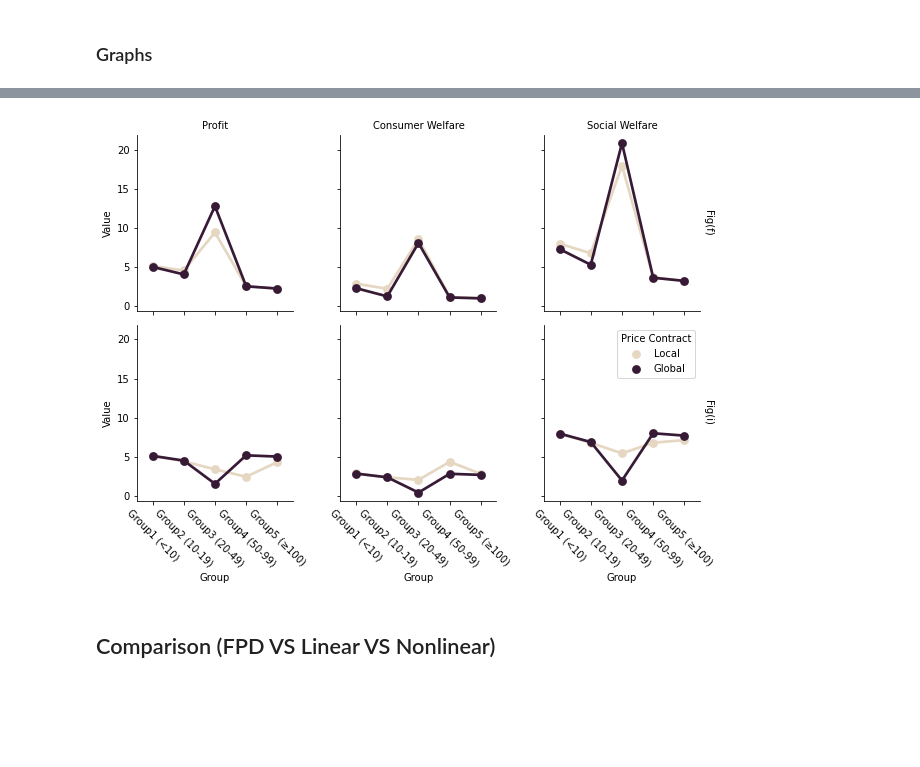
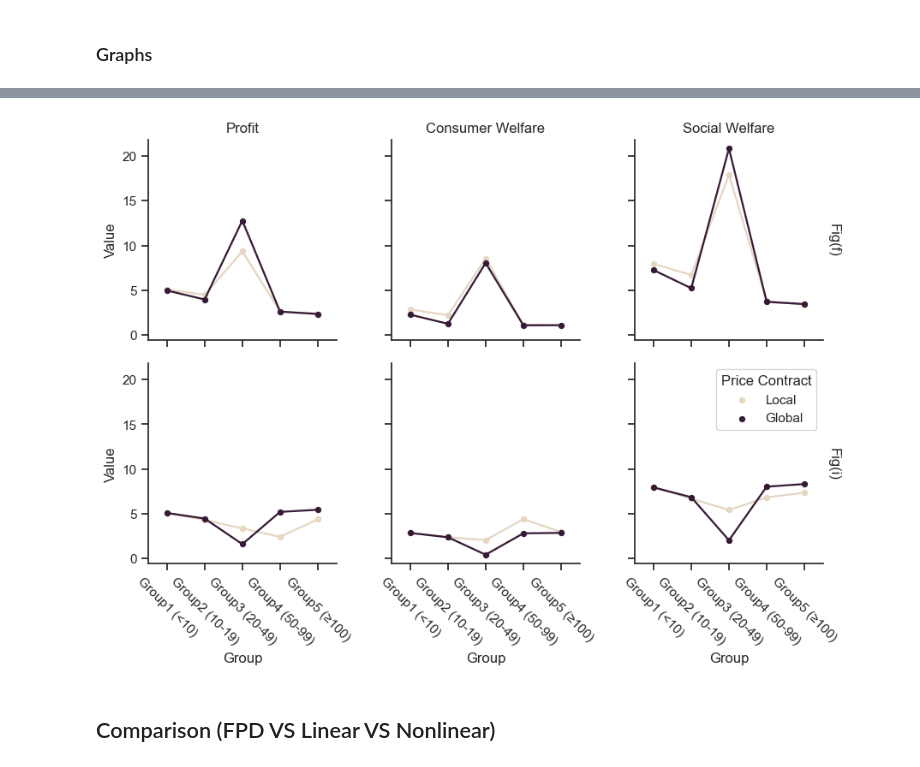
Before and after one commit to wanxii/nonlinear-pricing, a Jupyter notebook: welfare_groups.ipynb, the cells around one changed output, grey strips where cells are left out. Saved outputs shown, nothing was run; the diff lists cells and outputs as text; code cells hidden in the pictures; blank space fills up the shorter version.

```diff
--- a/welfare_groups.ipynb
+++ b/welfare_groups.ipynb
@@ -184,11 +184,11 @@ $Note: (f) -2\gamma_{med}, \gamma_{large}; (i) 2\gamma_{med}, -\gamma_{large}$
 # %% [markdown]
 ### Profit by Groups
 # %%
-profit_f = pd.DataFrame({"Group1 (<10)": {"Local": 5.11, "Global": 5.00},
-              "Group2 (10-19)": {"Local": 4.54, "Global": 4.04},
-              "Group3 (20-49)": {"Local": 9.40, "Global": 12.76},
-              "Group4 (50-99)": {"Local": 2.52, "Global": 2.52},
-              "Group5 (≥100)": {"Local": 2.21, "Global": 2.23}})
+profit_f = pd.DataFrame({"Group1 (<10)": {"Local": 5.09, "Global": 4.98},
+              "Group2 (10-19)": {"Local": 4.50, "Global": 3.97},
+              "Group3 (20-49)": {"Local": 9.35, "Global": 12.78},
+              "Group4 (50-99)": {"Local": 2.64, "Global": 2.62},
+              "Group5 (≥100)": {"Local": 2.29, "Global": 2.36}})
 profit_f["Total"] = profit_f.sum(axis=1)
 profit_f
 # %% [output]
@@ -198,9 +198,9 @@ profit_f
 # %%
-profit_i = pd.DataFrame({"Group1 (<10)": {"Local": 5.11, "Global": 5.11},
-              "Group2 (10-19)": {"Local": 4.41, "Global": 4.51},
-              "Group3 (20-49)": {"Local": 3.39, "Global": 1.54},
-              "Group4 (50-99)": {"Local": 2.44, "Global": 5.18},
-              "Group5 (≥100)": {"Local": 4.32, "Global": 5.02}})
+profit_i = pd.DataFrame({"Group1 (<10)": {"Local": 5.09, "Global": 5.09},
+              "Group2 (10-19)": {"Local": 4.31, "Global": 4.47},
+              "Group3 (20-49)": {"Local": 3.37, "Global": 1.61},
+              "Group4 (50-99)": {"Local": 2.43, "Global": 5.21},
+              "Group5 (≥100)": {"Local": 4.38, "Global": 5.45}})
 profit_i["Total"] = profit_i.sum(axis=1)
 profit_i
 # %% [output]
@@ -222,10 +222,10 @@ Global &          5.00 &          5.11 &            4.04 &            4.51 &
 ### Consumer Welfare by Groups
 # %%
 cs_f = pd.DataFrame({"Group1 (<10)": {"Local": 2.86, "Global": 2.28},
-              "Group2 (10-19)": {"Local": 2.20, "Global": 1.23},
-              "Group3 (20-49)": {"Local": 8.54, "Global": 8.06},
+              "Group2 (10-19)": {"Local": 2.21, "Global": 1.26},
+              "Group3 (20-49)": {"Local": 8.55, "Global": 8.05},
               "Group4 (50-99)": {"Local": 1.16, "Global": 1.09},
-              "Group5 (≥100)": {"Local": 0.98, "Global": 0.98}})
+              "Group5 (≥100)": {"Local": 1.10, "Global": 1.10}})
 cs_f["Total"] = cs_f.sum(axis=1)
 cs_f
 # %% [output]
@@ -235,9 +235,9 @@ cs_f
 # %%
-cs_i = pd.DataFrame({"Group1 (<10)": {"Local": 2.86, "Global": 2.85},
-              "Group2 (10-19)": {"Local": 2.37, "Global": 2.37},
-              "Group3 (20-49)": {"Local": 2.04, "Global": 0.42},
-              "Group4 (50-99)": {"Local": 4.35, "Global": 2.82},
-              "Group5 (≥100)": {"Local": 2.81, "Global": 2.68}})
+cs_i = pd.DataFrame({"Group1 (<10)": {"Local": 2.86, "Global": 2.86},
+              "Group2 (10-19)": {"Local": 2.38, "Global": 2.38},
+              "Group3 (20-49)": {"Local": 2.06, "Global": 0.43},
+              "Group4 (50-99)": {"Local": 4.40, "Global": 2.82},
+              "Group5 (≥100)": {"Local": 2.97, "Global": 2.87}})
 cs_i["Total"] = cs_i.sum(axis=1)
 cs_i
 # %% [output]
@@ -303,19 +310,20 @@ welfare_fi.head()
 # %%
 %matplotlib inline
 # Pointplot
 counter_fi = sns.FacetGrid(welfare_fi, row="Figure", col="Type", margin_titles=True)
 counter_fi.map(sns.pointplot, "Group", "Value", "Method",
               palette="ch:.25",
-              legend=False)
+              legend=False,
+              scale=0.6)
 
 counter_fi.set_titles(col_template="{col_name}", row_template="Fig({row_name})")
 counter_fi.set_xticklabels(rotation=-45)
 
 plt.legend(title="Price Contract");
 
-counter_fi.savefig("fig/counter_lc_gb.svg", dpi=400)
+counter_fi.savefig("fig/counter_lc_gb.svg", facecolor="w", dpi=400)
 # %% [output]
-[figure, old version]
+[figure, new version]
 # %% [markdown]
 ## Comparison (FPD VS Linear VS Nonlinear)
 # %% [markdown]
```
Also changed, not shown: parts of 40 cells of this notebook.
